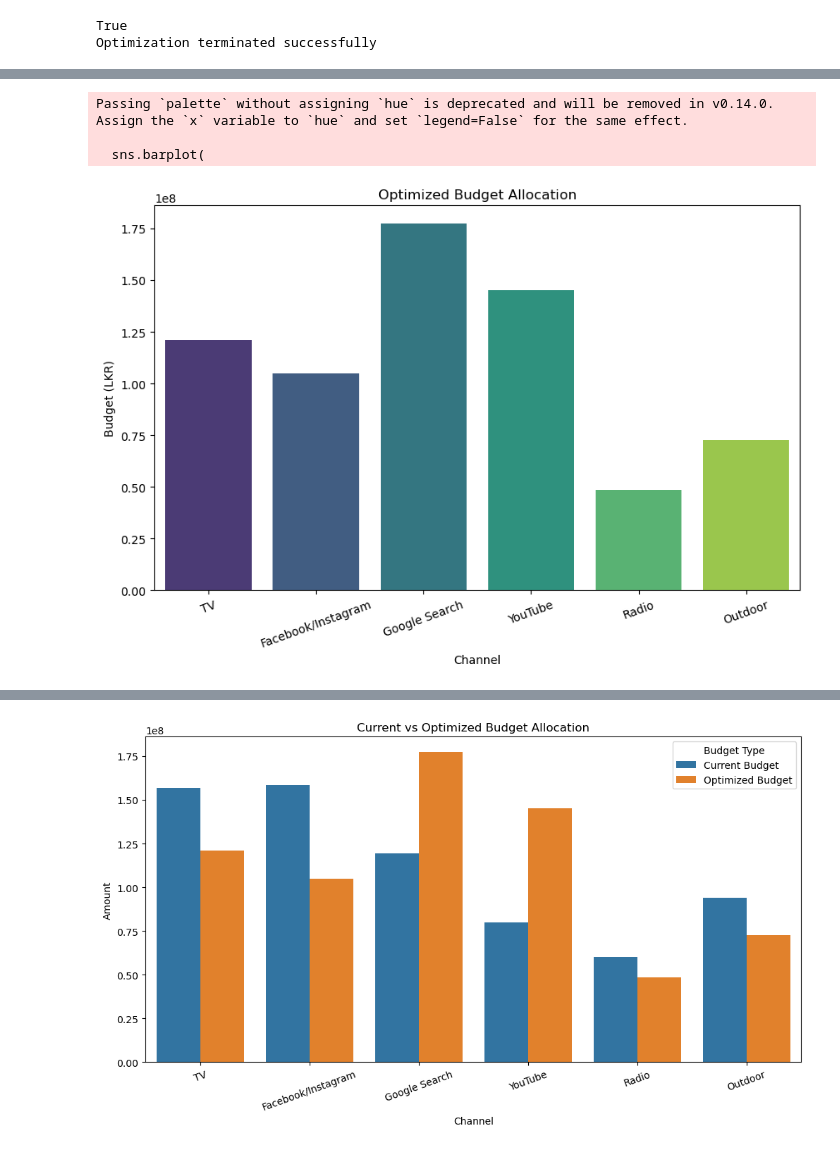
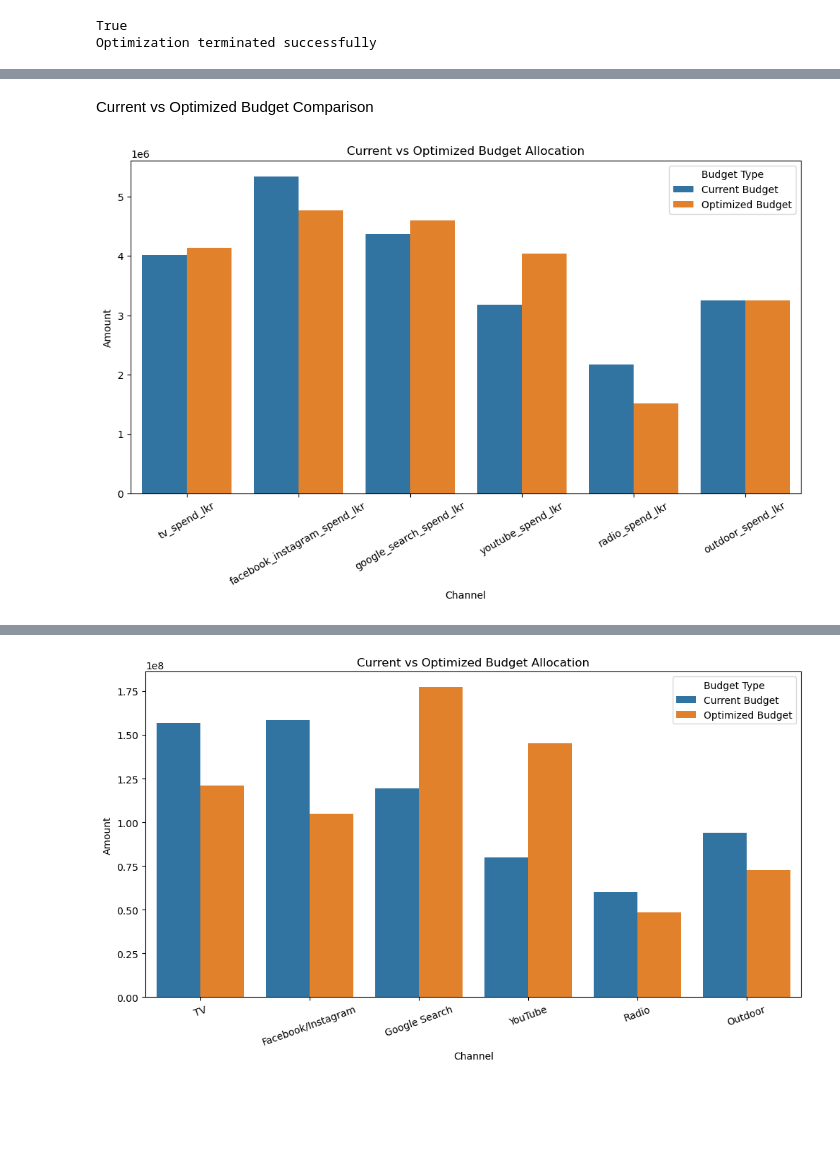
Before and after one commit to IBL11/mmm-budget-optimization, a Jupyter notebook: notebooks/07_budget_optimisation.ipynb, the cells around one changed output, grey strips where cells are left out. Drawn from its saved outputs; the diff is of its cells as text; code cells hidden in the pictures; blank space fills up the shorter version.

Commit message:
Align ROI and budget optimization with MMM model

```diff
--- a/notebooks/07_budget_optimisation.ipynb
+++ b/notebooks/07_budget_optimisation.ipynb
@@ -115,14 +178,19 @@ Optimization terminated successfully
 # %%
-optimal_df = pd.DataFrame({
-    "Channel": channel_names,
-    "Current Budget": historical_spend.values,
+optimized_df = pd.DataFrame({
+    "Channel": channels,
+    "Current Budget": initial_guess,
     "Optimized Budget": result.x
 })
 
-optimal_df["Change"] = (
-    optimal_df["Optimized Budget"]
-    - optimal_df["Current Budget"]
+optimized_df["Change"] = (
+    optimized_df["Optimized Budget"]
+    - optimized_df["Current Budget"]
 )
 
-optimal_df
+optimized_df["Allocation %"] = (
+    optimized_df["Optimized Budget"]
+    / current_budget
+) * 100
+
+optimized_df
 # %% [output]
@@ -166,20 +209,31 @@ optimal_df
+# %% [markdown]
+Current vs Optimized Budget Comparison
 # %%
-plt.figure(figsize=(10,6))
+comparison_df = optimized_df.melt(
+    id_vars="Channel",
+    value_vars=[
+        "Current Budget",
+        "Optimized Budget"
+    ],
+    var_name="Budget Type",
+    value_name="Amount"
+)
+
+plt.figure(figsize=(12,6))
 
 sns.barplot(
-    data=optimal_df,
+    data=comparison_df,
     x="Channel",
-    y="Optimized Budget",
-    palette="viridis"
+    y="Amount",
+    hue="Budget Type"
 )
 
-plt.title("Optimized Budget Allocation")
-plt.ylabel("Budget (LKR)")
-plt.xticks(rotation=20)
+plt.title(
+    "Current vs Optimized Budget Allocation"
+)
+
+plt.xticks(rotation=30)
 
 plt.show()
 # %% [output]
-Passing `palette` without assigning `hue` is deprecated and will be removed in v0.14.0. Assign the `x` variable to `hue` and set `legend=False` for the same effect.
-
-  sns.barplot(
-[figure, old version]
+[figure, new version]
```
Also changed, not shown: parts of 29 cells of this notebook, 2 other files.
